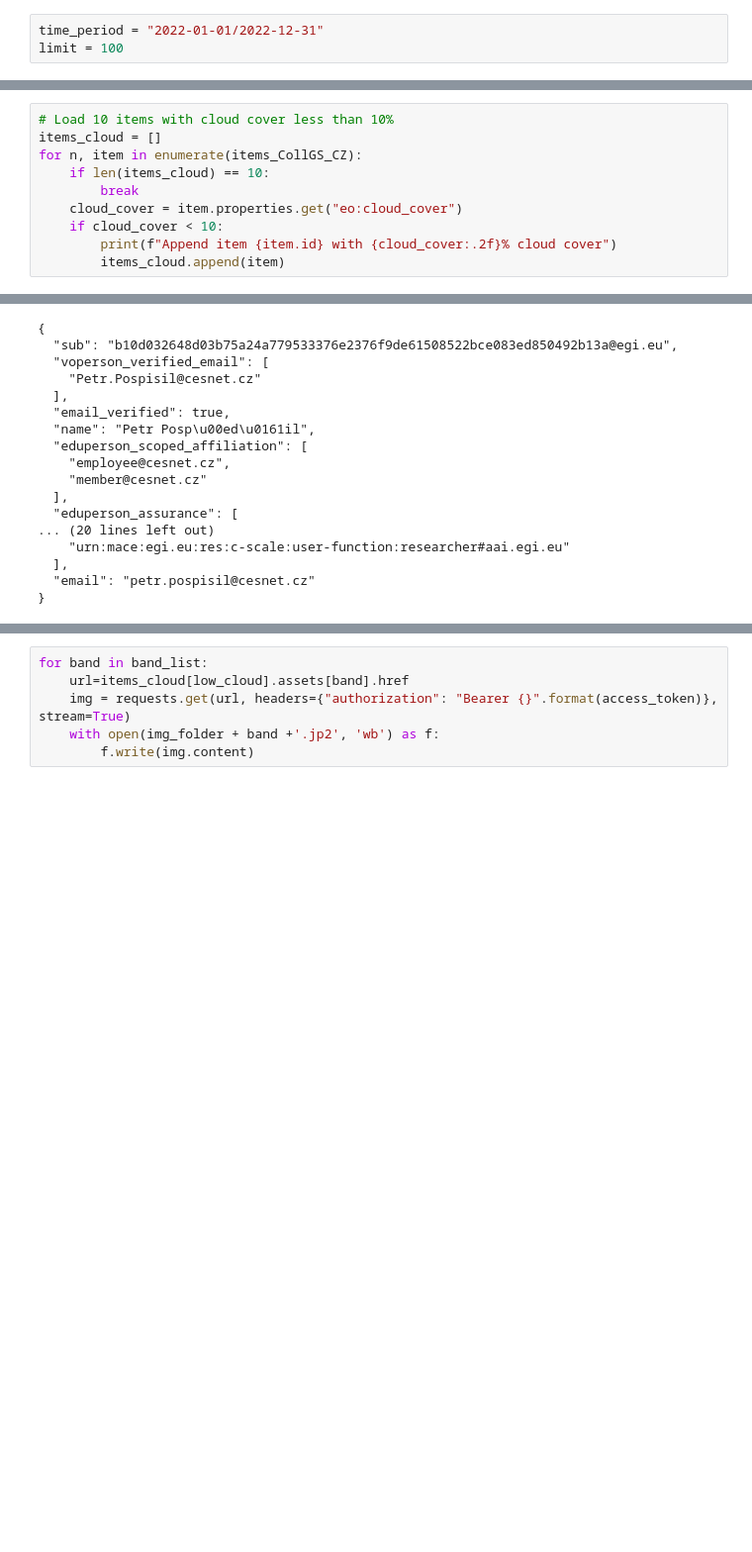
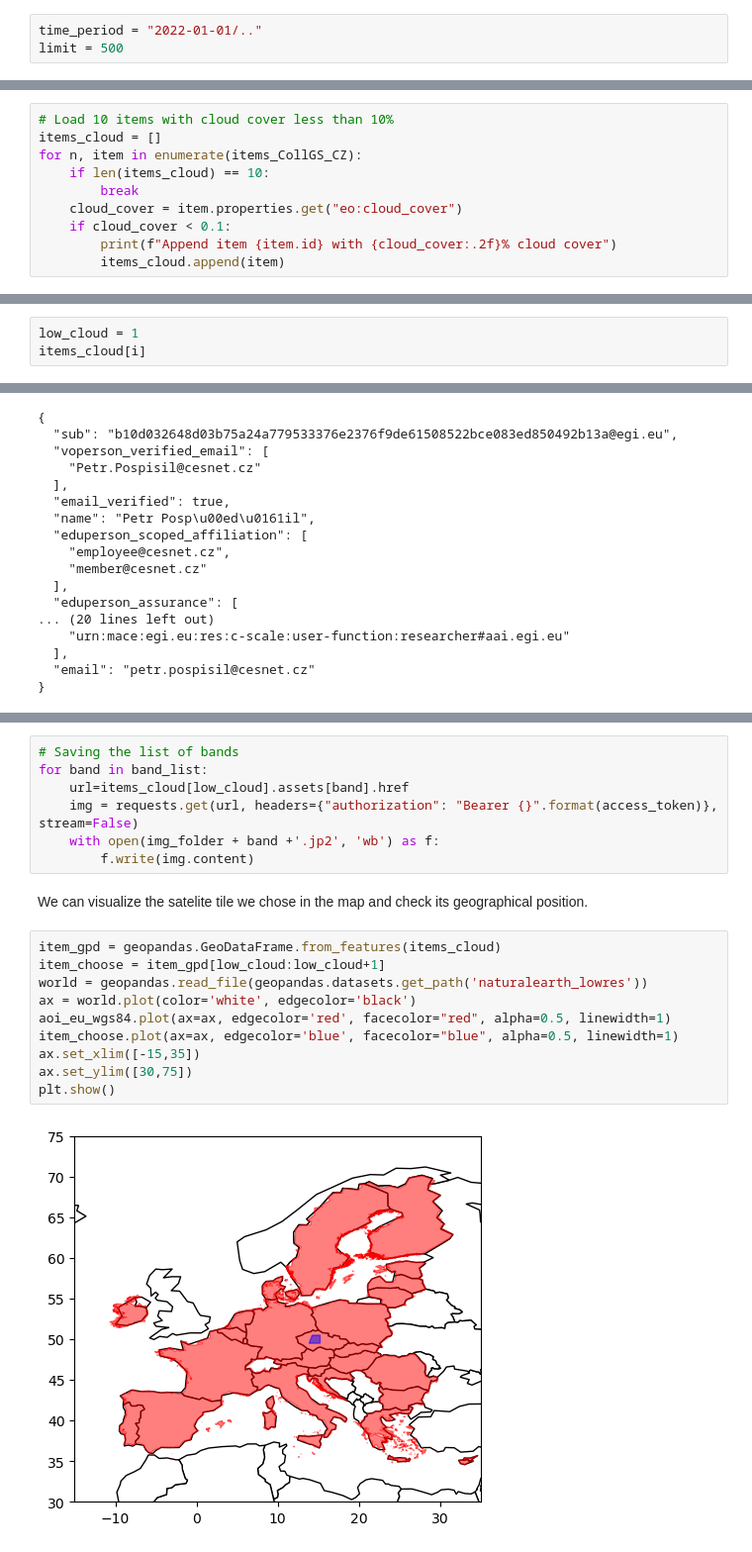
Before and after one commit to PospiP/c-scale-notebooks, a Jupyter notebook: 1-C-SCALE_Data Discovery.ipynb, the cells around one changed output, grey strips where cells are left out. Shown at 99% size. Cells and saved outputs as stored; diff of their text form; blank space fills up the shorter version.

```diff
--- a/1-C-SCALE_Data Discovery.ipynb
+++ b/1-C-SCALE_Data Discovery.ipynb
@@ -374,3 +391,3 @@ for i, item in enumerate(cloud_dict):
 # %%
-time_period = "2022-01-01/2022-12-31"
-limit = 100
+time_period = "2022-01-01/.."
+limit = 500
@@ -393,7 +414,7 @@ for n, item in enumerate(items_CollGS_CZ):
     if len(items_cloud) == 10:
         break
     cloud_cover = item.properties.get("eo:cloud_cover")
-    if cloud_cover < 10:
+    if cloud_cover < 0.1:
         print(f"Append item {item.id} with {cloud_cover:.2f}% cloud cover")
         items_cloud.append(item)
 # %% [output]
@@ -414,0 +447,3 @@ items_cloud[low_cloud]
+# %%
+low_cloud = 1
+items_cloud[i]
@@ -494,8 +546,23 @@ band_list
  'B11',
  'B12']
 # %%
+# Saving the list of bands
 for band in band_list:
     url=items_cloud[low_cloud].assets[band].href
-    img = requests.get(url, headers={"authorization": "Bearer {}".format(access_token)}, stream=True)
+    img = requests.get(url, headers={"authorization": "Bearer {}".format(access_token)}, stream=False)
     with open(img_folder + band +'.jp2', 'wb') as f:
         f.write(img.content)
+# %% [markdown]
+We can visualize the satelite tile we chose in the map and check its geographical position.
+# %%
+item_gpd = geopandas.GeoDataFrame.from_features(items_cloud)
+item_choose = item_gpd[low_cloud:low_cloud+1]
+world = geopandas.read_file(geopandas.datasets.get_path('naturalearth_lowres'))
+ax = world.plot(color='white', edgecolor='black')
+aoi_eu_wgs84.plot(ax=ax, edgecolor='red', facecolor="red", alpha=0.5, linewidth=1)
+item_choose.plot(ax=ax, edgecolor='blue', facecolor="blue", alpha=0.5, linewidth=1)
+ax.set_xlim([-15,35])
+ax.set_ylim([30,75])
+plt.show()
+# %% [output]
+[figure, added]
```
Also changed, not shown: parts of 58 cells of this notebook.
